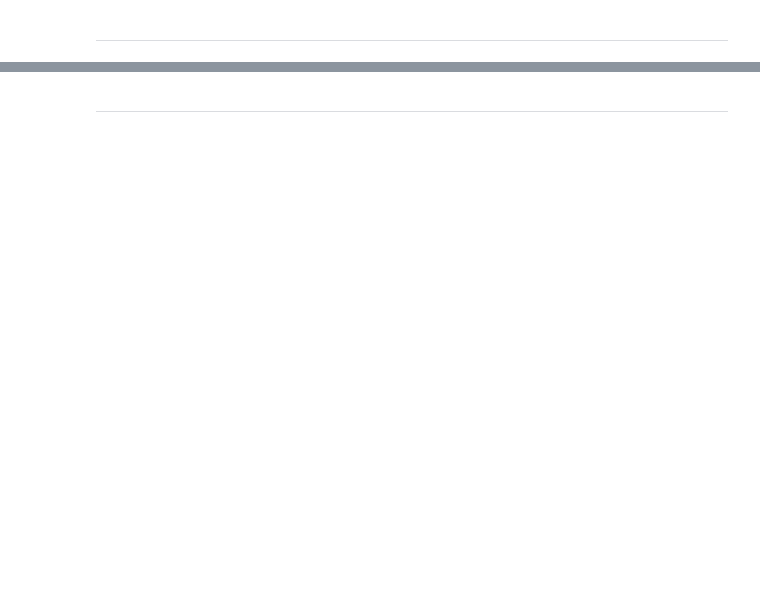
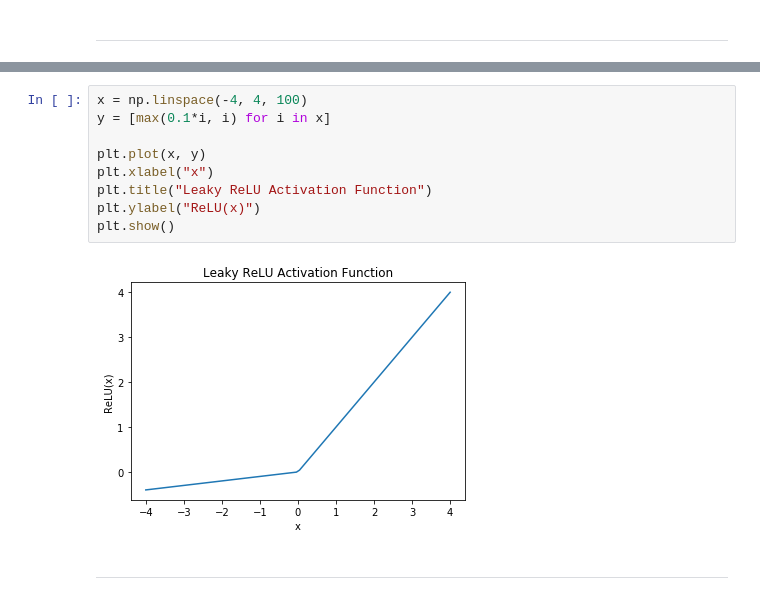
Before and after one commit to romabash/Python-notebooks-collection, a Jupyter notebook: ML Deep Learning/1.1_Neural_Networks.ipynb, the cells around one changed output, grey strips where cells are left out. Saved outputs shown, nothing was run; the diff lists cells and outputs as text; blank space fills up the shorter version.

```diff
--- a/ML Deep Learning/1.1_Neural_Networks.ipynb
+++ b/ML Deep Learning/1.1_Neural_Networks.ipynb
@@ -82,2 +87,13 @@ plt.show()
+# %%
+x = np.linspace(-4, 4, 100)
+y = [max(0.1*i, i) for i in x]
+
+plt.plot(x, y)
+plt.xlabel("x")
+plt.title("Leaky ReLU Activation Function")
+plt.ylabel("ReLU(x)")
+plt.show()
+# %% [output]
+[figure, added]
 # %% [markdown]
 ---
```
Also changed, not shown: parts of 4 cells of this notebook.
